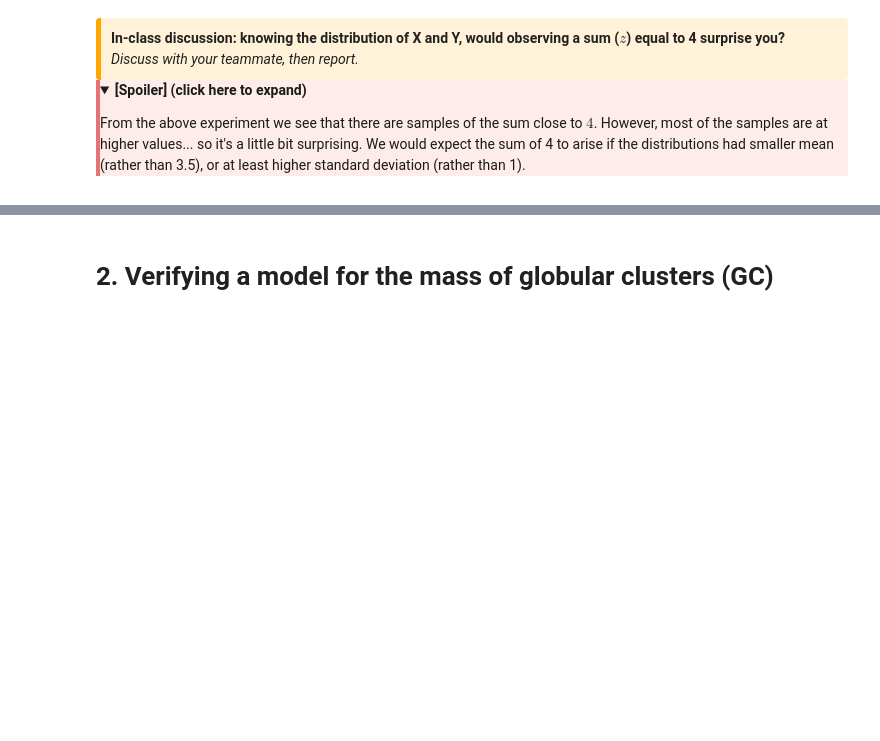
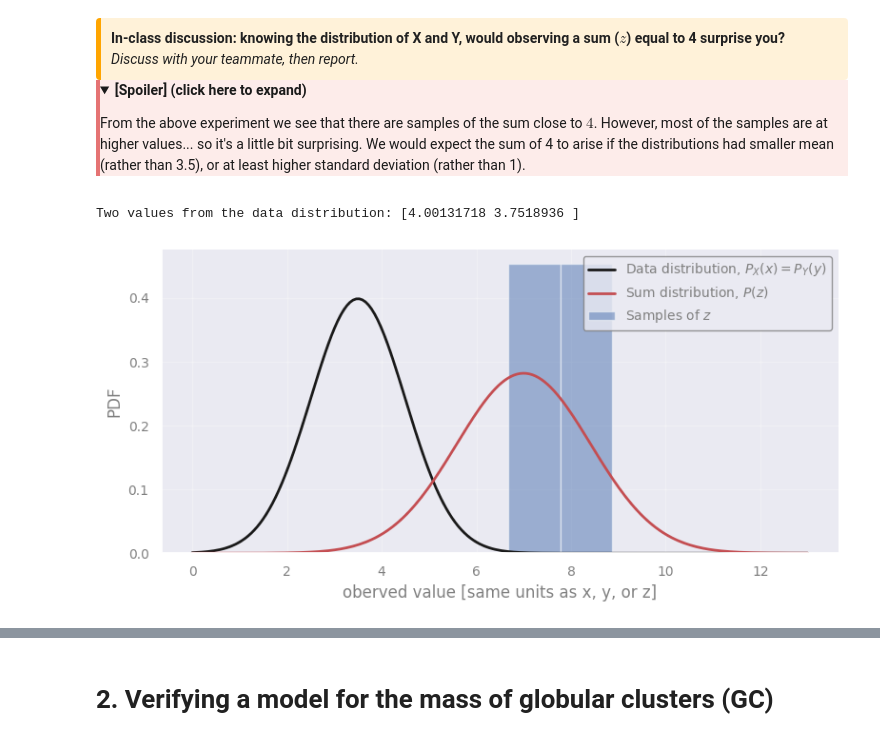
Before and after one commit to AstroStat-Academy/astrostat-school-8, a Jupyter notebook: Hypothesis_Testing/Hypothesis_Testing.ipynb, the cells around one changed output, grey strips where cells are left out. Cells and saved outputs as stored; diff of their text form; code cells hidden in the pictures; folded sections open; blank space fills up the shorter version.

```diff
--- a/Hypothesis_Testing/Hypothesis_Testing.ipynb
+++ b/Hypothesis_Testing/Hypothesis_Testing.ipynb
@@ -153,6 +158,33 @@ From the above experiment we see that there are samples of the sum close to $4$.
 </details>
 
 </div>
+# %%
+# defining the distribution of X and Y
+data_mean = 3.5
+data_std = 1.0
+data_dist = st.norm(data_mean, data_std)
+print("Two values from the data distribution:", data_dist.rvs(size=2))
+
+# taking pairs of samples from the distribution, and summing them
+n_samples = 4
+sum_sample = data_dist.rvs(size=(n_samples, 2)).sum(axis=1)
+
+# the theoretically-expected distribution of the sum
+sum_dist = st.norm(2 * data_mean, np.sqrt(2.0) * data_std)
+
+# plotting
+xx = np.linspace(0.0, 13.0, 200)
+plt.figure()
+plt.plot(xx, data_dist.pdf(xx), "k-", label="Data distribution, $P_X(x)=P_Y(y)$")
+plt.plot(xx, sum_dist.pdf(xx), "r-", label="Sum distribution, $P(z)$")
+plt.hist(sum_sample, bins="fd", density=True, alpha=0.5, label="Samples of $z$")
+plt.legend(loc="upper right")
+plt.xlabel('oberved value [same units as x, y, or z]')
+plt.ylabel('PDF')
+plt.show()
+# %% [output]
+Two values from the data distribution: [4.00131718 3.7518936 ]
+[figure, added]
 # %%
 xx = np.linspace(0.0, 13.0, 200)
 plt.figure()
```
Also changed, not shown: parts of 22 cells of this notebook, 1 other file.
